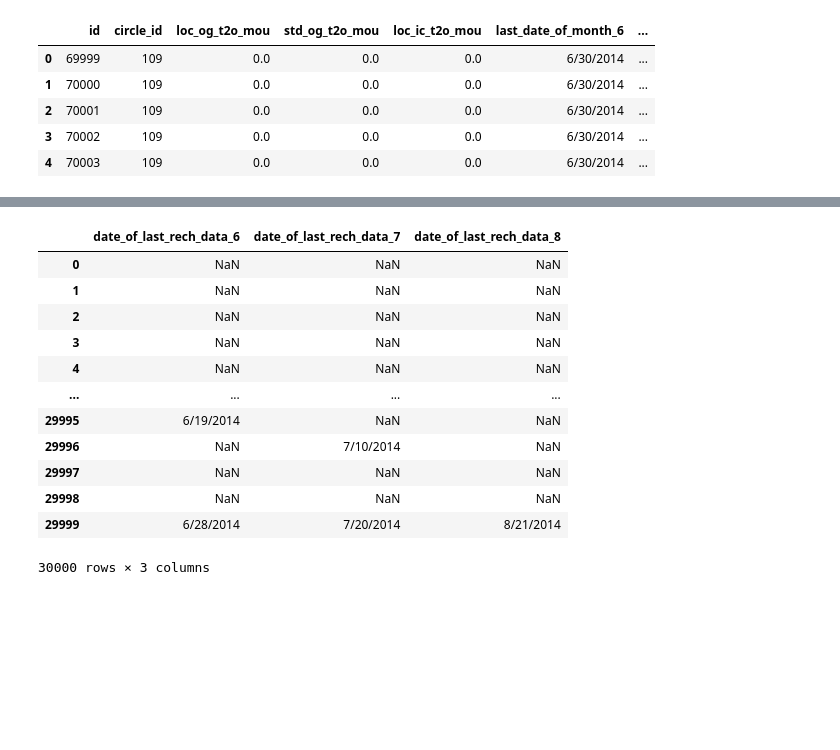
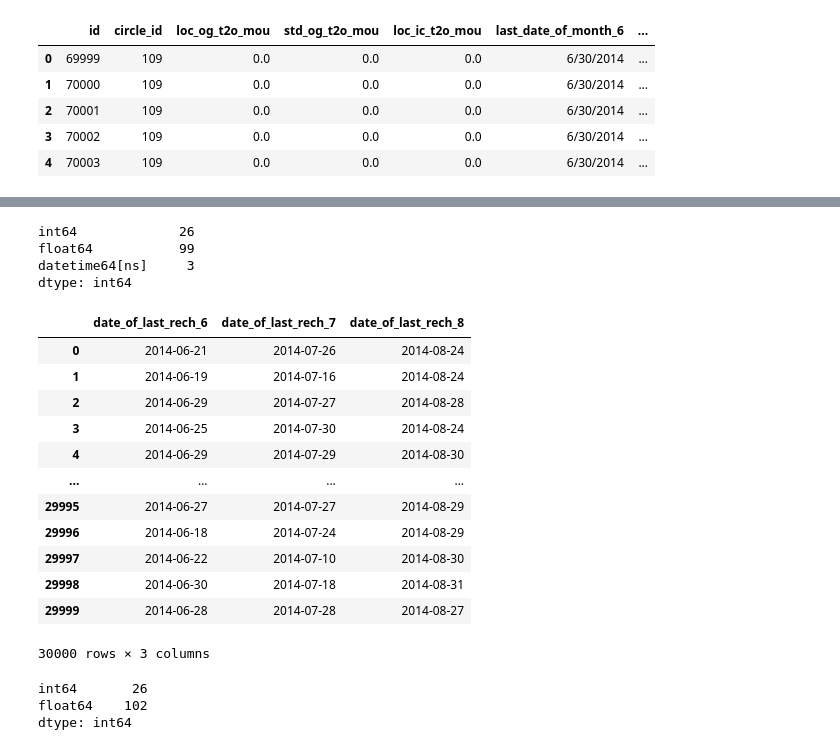
Before and after one commit to jagdishj/TelecomChurn_Kaggle, a Jupyter notebook: Practise.ipynb, the cells around one changed output, grey strips where cells are left out. Drawn from its saved outputs; the diff is of its cells as text; code cells hidden in the pictures; blank space fills up the shorter version.

```diff
--- a/Practise.ipynb
+++ b/Practise.ipynb
@@ -406,17 +417,29 @@ object              3
 dtype: int64
 # %%
-dfunseen.select_dtypes('object')
+dfunseen.drop(['circle_id', 'loc_og_t2o_mou', 'std_og_t2o_mou', 'loc_ic_t2o_mou',
+       'last_date_of_month_6', 'last_date_of_month_7', 'last_date_of_month_8',
+       'std_og_t2c_mou_6', 'std_og_t2c_mou_7', 'std_og_t2c_mou_8',
+       'std_ic_t2o_mou_6', 'std_ic_t2o_mou_7', 'std_ic_t2o_mou_8'], axis = 1, inplace = True)
-# %% [output]
-|  | date_of_last_rech_data_6 | date_of_last_rech_data_7 | date_of_last_rech_data_8 |
-| 0 | NaN | NaN | NaN |
-| 1 | NaN | NaN | NaN |
-| 2 | NaN | NaN | NaN |
-| 3 | NaN | NaN | NaN |
-| 4 | NaN | NaN | NaN |
-| ... | ... | ... | ... |
-| 29995 | 6/19/2014 | NaN | NaN |
-| 29996 | NaN | 7/10/2014 | NaN |
-| 29997 | NaN | NaN | NaN |
-| 29998 | NaN | NaN | NaN |
-| 29999 | 6/28/2014 | 7/20/2014 | 8/21/2014 |
-30000 rows × 3 columns
+# %%
+dfunseen.columns.to_series().groupby(dfunseen.dtypes).count()
+# %% [output]
+int64             26
+float64           99
+datetime64[ns]     3
+dtype: int64
+# %%
+dfunseen.select_dtypes(include=['datetime64'])
+# %% [output]
+|  | date_of_last_rech_6 | date_of_last_rech_7 | date_of_last_rech_8 |
+| 0 | 2014-06-21 | 2014-07-26 | 2014-08-24 |
+| 1 | 2014-06-19 | 2014-07-16 | 2014-08-24 |
+| 2 | 2014-06-29 | 2014-07-27 | 2014-08-28 |
+| 3 | 2014-06-25 | 2014-07-30 | 2014-08-24 |
+| 4 | 2014-06-29 | 2014-07-29 | 2014-08-30 |
+| ... | ... | ... | ... |
+| 29995 | 2014-06-27 | 2014-07-27 | 2014-08-29 |
+| 29996 | 2014-06-18 | 2014-07-24 | 2014-08-29 |
+| 29997 | 2014-06-22 | 2014-07-10 | 2014-08-30 |
+| 29998 | 2014-06-30 | 2014-07-18 | 2014-08-31 |
+| 29999 | 2014-06-28 | 2014-07-28 | 2014-08-27 |
+30000 rows × 3 columns
@@ -422,0 +454,6 @@ dfunseen.select_dtypes('object')
+# %%
+dfunseen.columns.to_series().groupby(dfunseen.dtypes).count()
+# %% [output]
+int64       26
+float64    102
+dtype: int64
```
Also changed, not shown: parts of 12 cells of this notebook.
